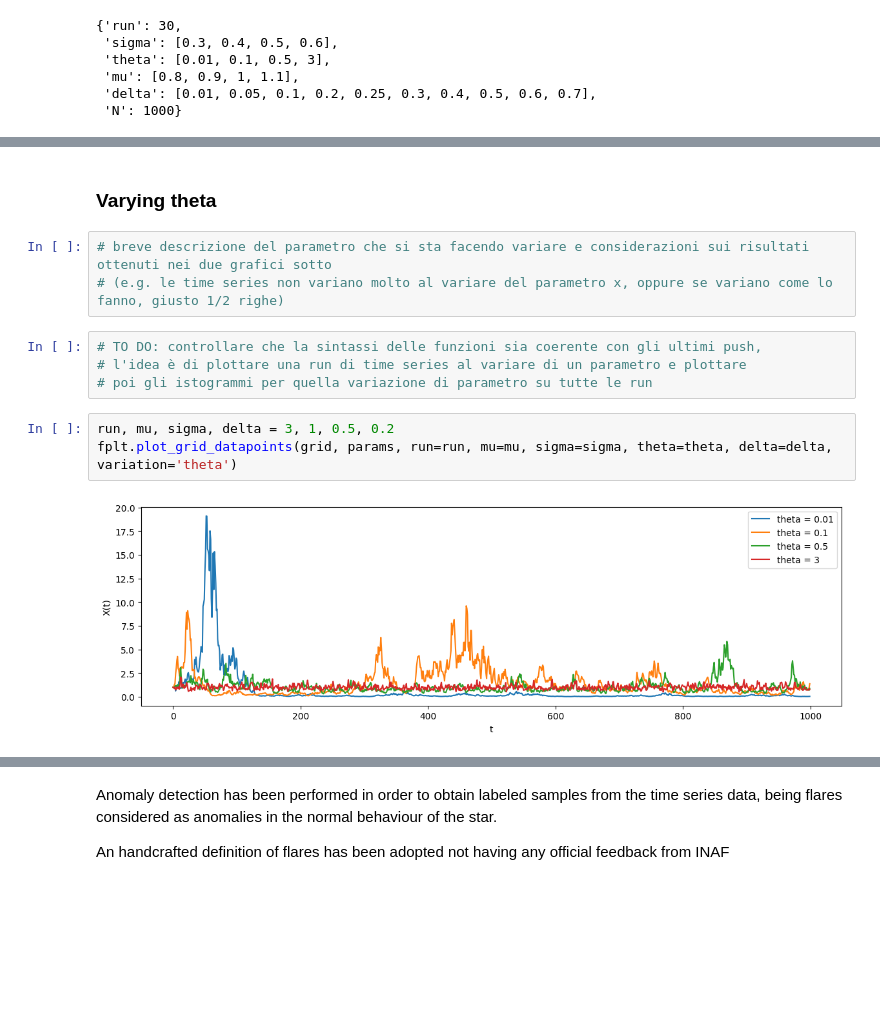
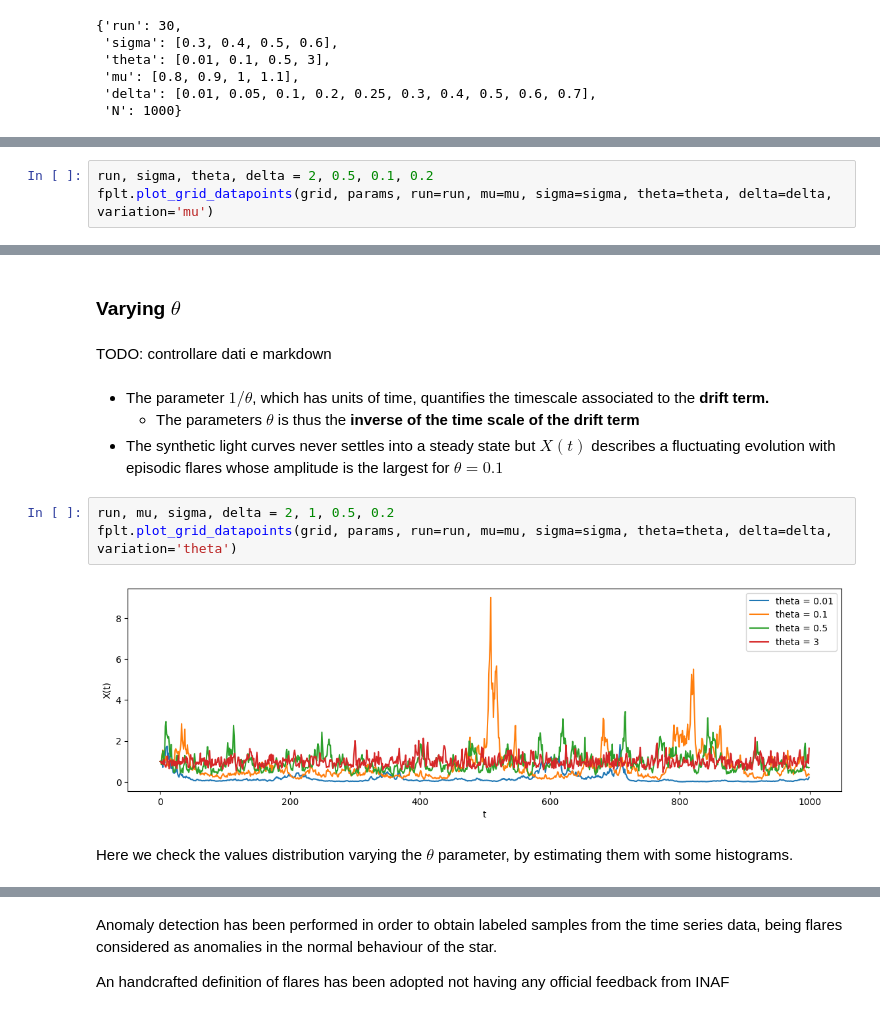
Before and after one commit to falric05/AII-Flare-prediction, a Jupyter notebook: notebooks/AI_ind_data.ipynb, the cells around one changed output, grey strips where cells are left out. Saved outputs shown, nothing was run; the diff lists cells and outputs as text; blank space fills up the shorter version.

```diff
--- a/notebooks/AI_ind_data.ipynb
+++ b/notebooks/AI_ind_data.ipynb
@@ -129,0 +148,3 @@ fplt.histogram_next_given_actual(grid, params, nbins=300, run=run, sigma=sigma,
+# %%
+run, sigma, theta, delta = 2, 0.5, 0.1, 0.2
+fplt.plot_grid_datapoints(grid, params, run=run, mu=mu, sigma=sigma, theta=theta, delta=delta, variation='mu')
@@ -130,16 +162,17 @@ fplt.histogram_next_given_actual(grid, params, nbins=300, run=run, sigma=sigma,
 # %% [markdown]
-### Varying theta
+### Varying $\theta$
-# %%
-# breve descrizione del parametro che si sta facendo variare e considerazioni sui risultati ottenuti nei due grafici sotto
-# (e.g. le time series non variano molto al variare del parametro x, oppure se variano come lo fanno, giusto 1/2 righe)
-# %%
-# TO DO: controllare che la sintassi delle funzioni sia coerente con gli ultimi push,
-# l'idea è di plottare una run di time series al variare di un parametro e plottare
-# poi gli istogrammi per quella variazione di parametro su tutte le run
+# %% [markdown]
+TODO: controllare dati e markdown
+# %% [markdown]
+* The parameter $1/\theta$, which has units of time, quantifies the timescale associated to the __drift term.__
+    * The parameters $\theta$ is thus the __inverse of the time scale of the drift term__
+* The synthetic light curves never settles into a steady state but $X(t)$ describes a fluctuating evolution with episodic flares whose amplitude is the largest for $\theta = 0.1$
 # %%
-run, mu, sigma, delta = 3, 1, 0.5, 0.2
+run, mu, sigma, delta = 2, 1, 0.5, 0.2
 fplt.plot_grid_datapoints(grid, params, run=run, mu=mu, sigma=sigma, theta=theta, delta=delta, variation='theta')
 # %% [output]
-[figure, old version]
+[figure, new version]
+# %% [markdown]
+Here we check the values distribution varying the $\theta$ parameter, by estimating them with some histograms.
 # %%
 title = 'Histogram comparison varying theta'
```
Also changed, not shown: parts of 46 cells of this notebook, 1 other file.
